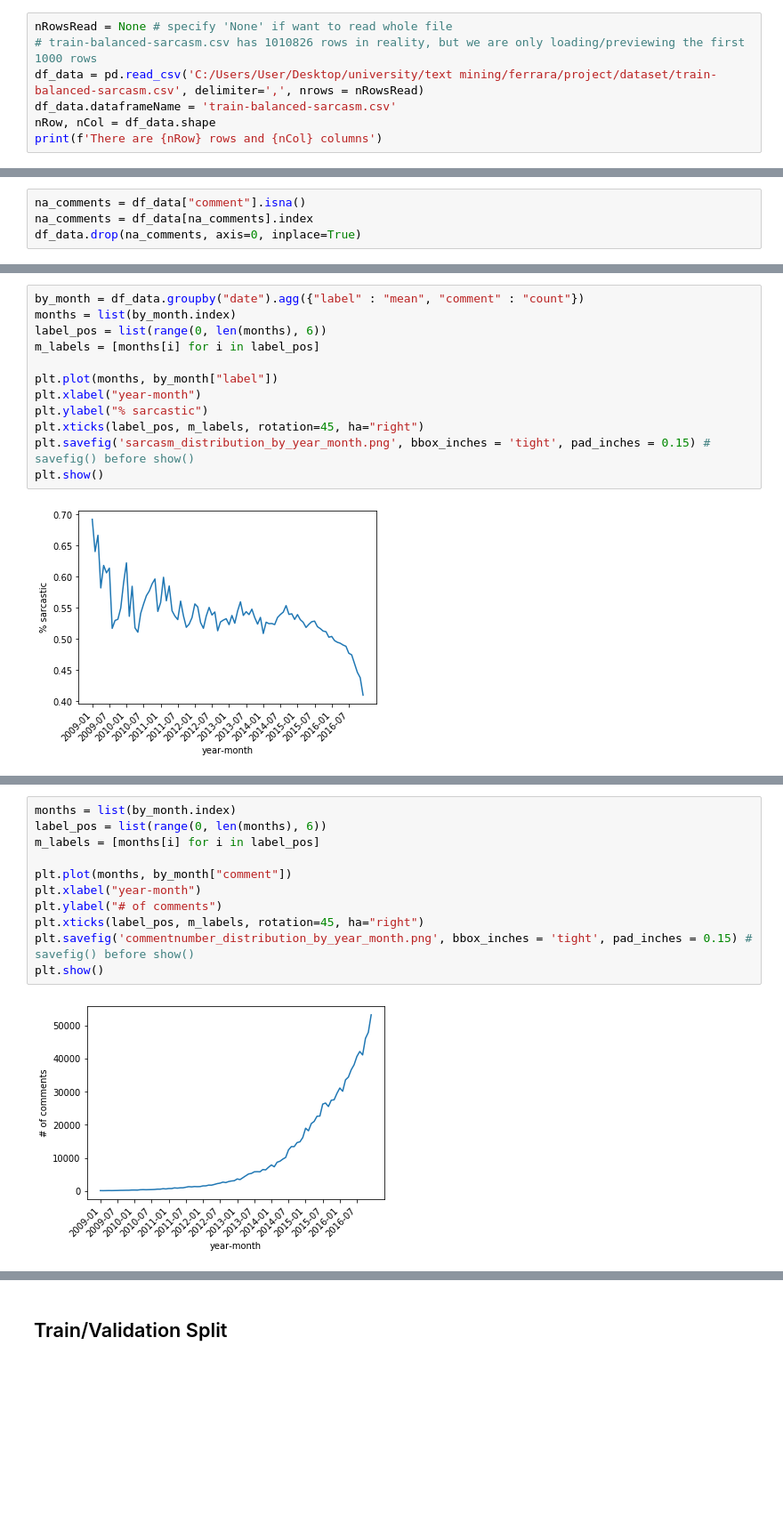
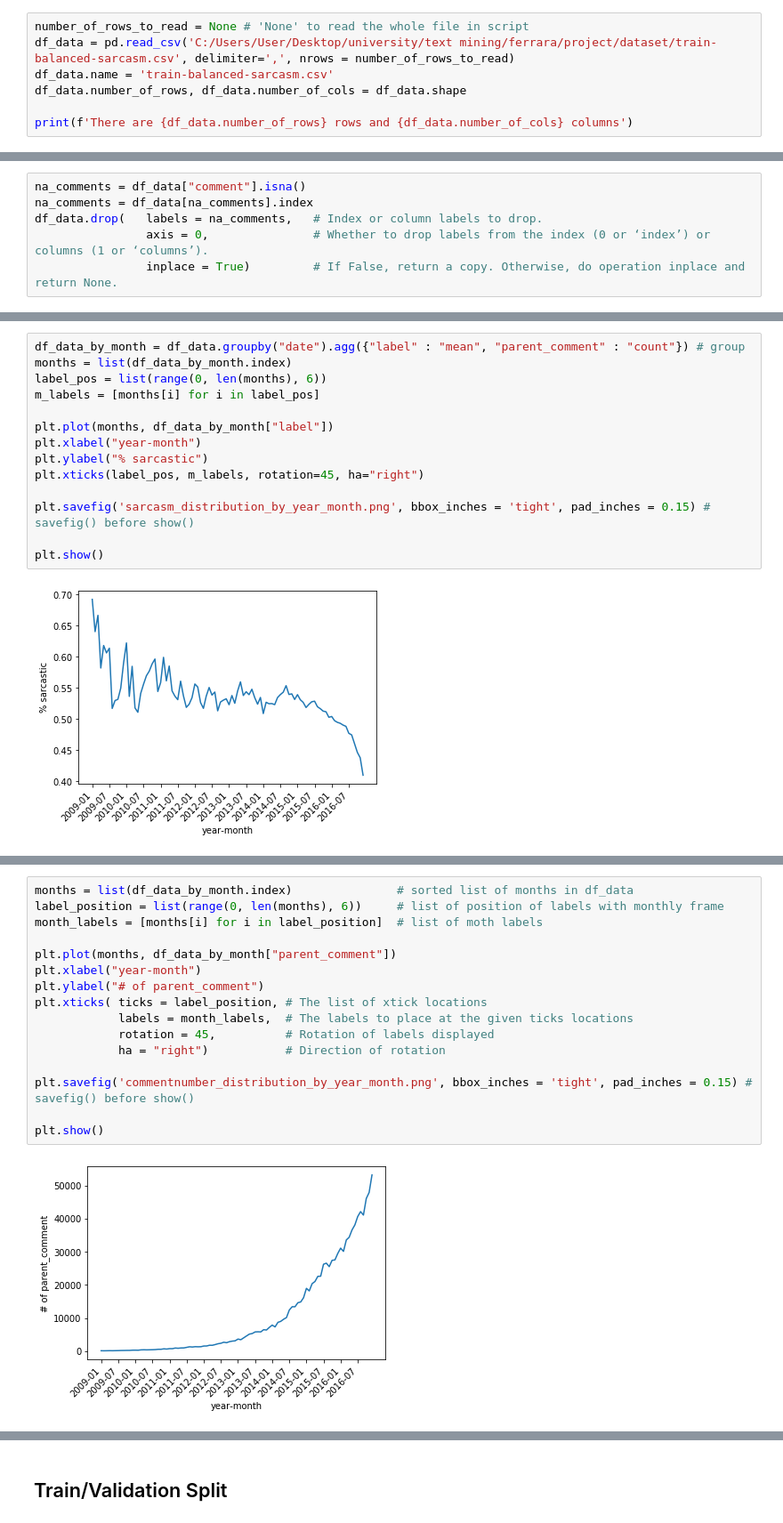
Before and after one commit to federicopessina/RedditSarcasm, a Jupyter notebook: main_notebook.ipynb, the cells around one changed output, grey strips where cells are left out. Shown at 89% size. Cells and saved outputs as stored; diff of their text form; blank space fills up the shorter version.

Commit message:
refactor and training set fix

```diff
--- a/main_notebook.ipynb
+++ b/main_notebook.ipynb
@@ -42,9 +46,9 @@ C:/Users/User/Desktop/university/text mining/ferrara/project/dataset\train-balan
 # %%
-nRowsRead = None # specify 'None' if want to read whole file
-# train-balanced-sarcasm.csv has 1010826 rows in reality, but we are only loading/previewing the first 1000 rows
-df_data = pd.read_csv('C:/Users/User/Desktop/university/text mining/ferrara/project/dataset/train-balanced-sarcasm.csv', delimiter=',', nrows = nRowsRead)
-df_data.dataframeName = 'train-balanced-sarcasm.csv'
-nRow, nCol = df_data.shape
-print(f'There are {nRow} rows and {nCol} columns')
+number_of_rows_to_read = None # 'None' to read the whole file in script
+df_data = pd.read_csv('C:/Users/User/Desktop/university/text mining/ferrara/project/dataset/train-balanced-sarcasm.csv', delimiter=',', nrows = number_of_rows_to_read)
+df_data.name = 'train-balanced-sarcasm.csv'
+df_data.number_of_rows, df_data.number_of_cols = df_data.shape
+
+print(f'There are {df_data.number_of_rows} rows and {df_data.number_of_cols} columns')
 # %% [output]
 There are 1010826 rows and 10 columns
@@ -168,5 +146,7 @@ dtype: int64
 # %%
 na_comments = df_data["comment"].isna()
 na_comments = df_data[na_comments].index
-df_data.drop(na_comments, axis=0, inplace=True)
+df_data.drop(   labels = na_comments,   # Index or column labels to drop.
+                axis = 0,               # Whether to drop labels from the index (0 or ‘index’) or columns (1 or ‘columns’).
+                inplace = True)         # If False, return a copy. Otherwise, do operation inplace and return None.
 # %% [markdown]
@@ -231,14 +217,16 @@ plt.show()
 # %%
-by_month = df_data.groupby("date").agg({"label" : "mean", "comment" : "count"})
-months = list(by_month.index)
+df_data_by_month = df_data.groupby("date").agg({"label" : "mean", "parent_comment" : "count"}) # group
+months = list(df_data_by_month.index)
 label_pos = list(range(0, len(months), 6))
 m_labels = [months[i] for i in label_pos]
 
-plt.plot(months, by_month["label"])
+plt.plot(months, df_data_by_month["label"])
 plt.xlabel("year-month")
 plt.ylabel("% sarcastic")
 plt.xticks(label_pos, m_labels, rotation=45, ha="right")
+
 plt.savefig('sarcasm_distribution_by_year_month.png', bbox_inches = 'tight', pad_inches = 0.15) # savefig() before show()
+
 plt.show()
 # %% [output]
 [figure]
@@ -245,14 +235,19 @@ plt.show()
 # %%
-months = list(by_month.index)
-label_pos = list(range(0, len(months), 6))
-m_labels = [months[i] for i in label_pos]
+months = list(df_data_by_month.index)               # sorted list of months in df_data
+label_position = list(range(0, len(months), 6))     # list of position of labels with monthly frame
+month_labels = [months[i] for i in label_position]  # list of moth labels
 
-plt.plot(months, by_month["comment"])
+plt.plot(months, df_data_by_month["parent_comment"])
 plt.xlabel("year-month")
-plt.ylabel("# of comments")
-plt.xticks(label_pos, m_labels, rotation=45, ha="right")
+plt.ylabel("# of parent_comment")
+plt.xticks( ticks = label_position, # The list of xtick locations
+            labels = month_labels,  # The labels to place at the given ticks locations
+            rotation = 45,          # Rotation of labels displayed
+            ha = "right")           # Direction of rotation
+
 plt.savefig('commentnumber_distribution_by_year_month.png', bbox_inches = 'tight', pad_inches = 0.15) # savefig() before show()
+
 plt.show()
 # %% [output]
-[figure, old version]
+[figure, new version]
 # %%
```
Also changed, not shown: parts of 59 cells of this notebook, 4 other files.
